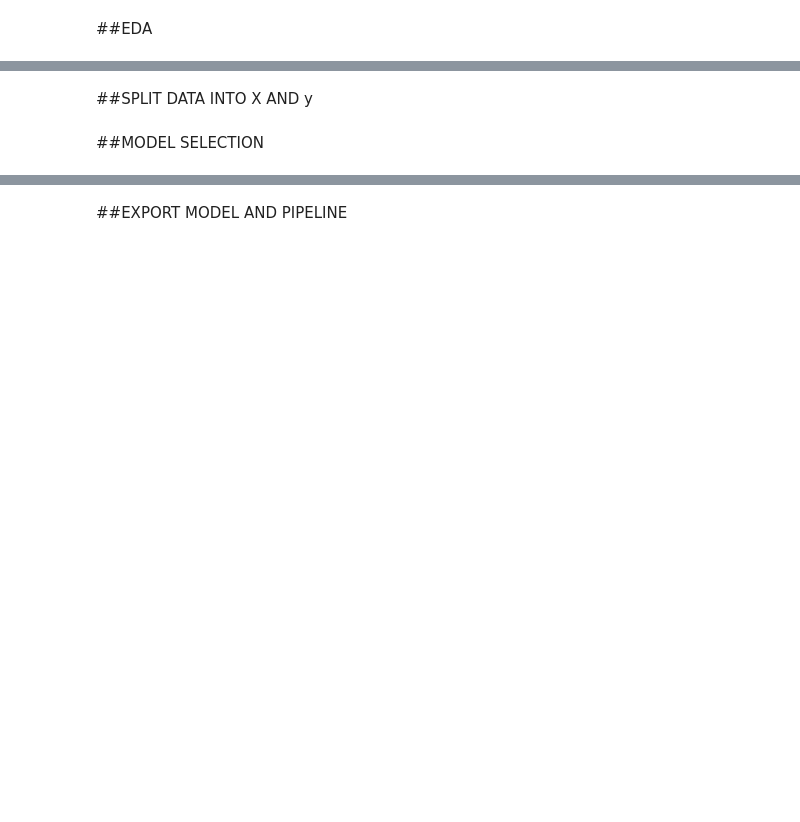
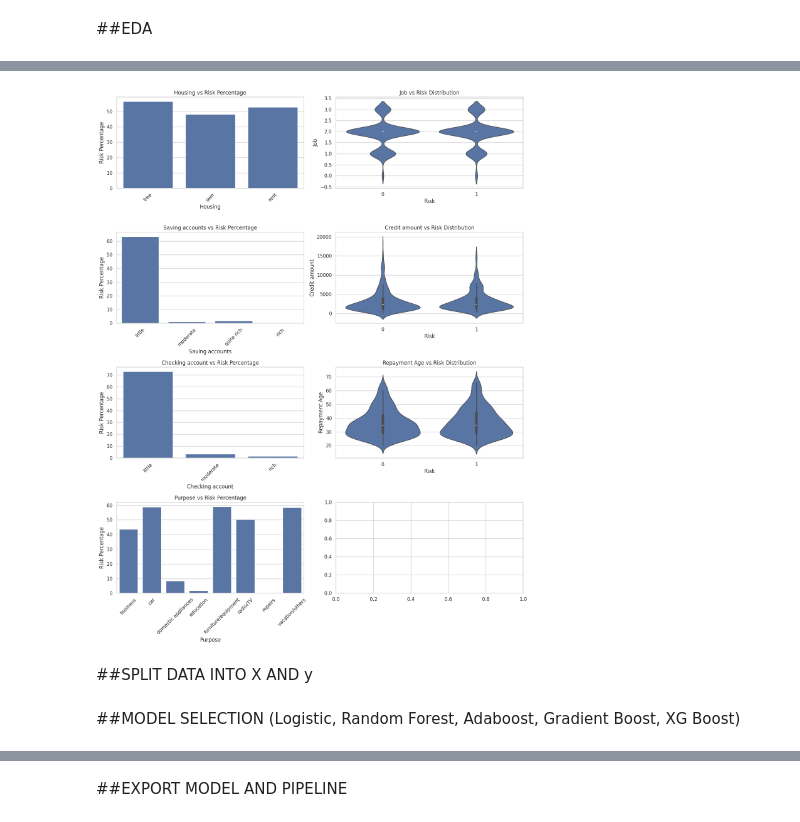
Before and after one commit to Avronil39/Loan-Risk-Detection, a Jupyter notebook: TCS_Hackathon.ipynb, the cells around one changed output, grey strips where cells are left out. Drawn from its saved outputs; the diff is of its cells as text; code cells hidden in the pictures; blank space fills up the shorter version.

```diff
--- a/TCS_Hackathon.ipynb
+++ b/TCS_Hackathon.ipynb
@@ -381,0 +394,20 @@ df.head()
+# %%
+# calculate median credit amount
+median_credit = df['Credit amount'].median()
+
+# Risky if No Housing & Repayment Age > 60
+#       or No Job & Credit amount > median_credit
+#       or little Saving Accounts & little Checking Accounts
+
+# define the risk condition
+df['Risk'] = (
+    ((df['Housing'] == 'free') &
+    (df['Repayment Age'] > 60)) |
+    ((df['Credit amount'] > median_credit) &
+    (df['Job'] == 0)) |
+    ((df['Saving accounts'] == 'little') &
+    (df['Checking account'] == 'little') &
+    (df['Purpose'].isin(['vacation/others','car','business','radio/TV','furniture/equipment'])))
+
+).astype(int)
+df['Risk'].value_counts()
@@ -384,4 +450,32 @@ df.head()
+# %%
+# Define the categorical and numerical features
+categorical_features = ['Housing', 'Saving accounts', 'Checking account', 'Purpose']
+numerical_features = ['Job', 'Credit amount', 'Repayment Age']
+
+# Create subplots
+fig, axes = plt.subplots(4, 2, figsize=(14, 18))  # 4 rows, 2 columns (one for each category and numerical feature)
+
+# Plot for Categorical Features
+for idx, feature in enumerate(categorical_features):
+    ax = axes[idx, 0]  # Assign to first column of subplots
+    risk_percentage = df.groupby(feature)['Risk'].mean() * 100  # Calculate percentage of risk
+    sns.barplot(x=risk_percentage.index, y=risk_percentage.values, ax=ax)
+    ax.set_title(f'{feature} vs Risk Percentage')
+    ax.set_xlabel(feature)
+    ax.set_ylabel('Risk Percentage')
+    ax.tick_params(axis='x', rotation=45)
+
+# Plot for Numerical Features
+for idx, feature in enumerate(numerical_features):
+    ax = axes[idx, 1]  # Assign to second column of subplots
+    sns.violinplot(x='Risk', y=feature, data=df, ax=ax)
+    ax.set_title(f'{feature} vs Risk Distribution')
+    ax.set_xlabel('Risk')
+    ax.set_ylabel(feature)
+
+# Adjust layout for better spacing
+plt.tight_layout()
+# %% [output]
+[figure, added]
 # %% [markdown]
 ##SPLIT DATA INTO X AND y
-# %% [markdown]
-##MODEL SELECTION
@@ -387,0 +485,2 @@ df.head()
+# %% [markdown]
+##MODEL SELECTION (Logistic, Random Forest, Adaboost, Gradient Boost, XG Boost)
```
Also changed, not shown: parts of 12 cells of this notebook.
